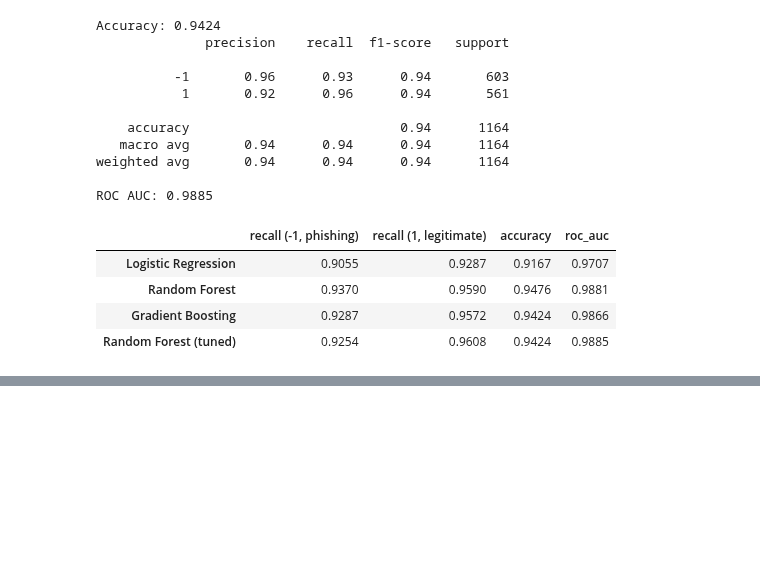
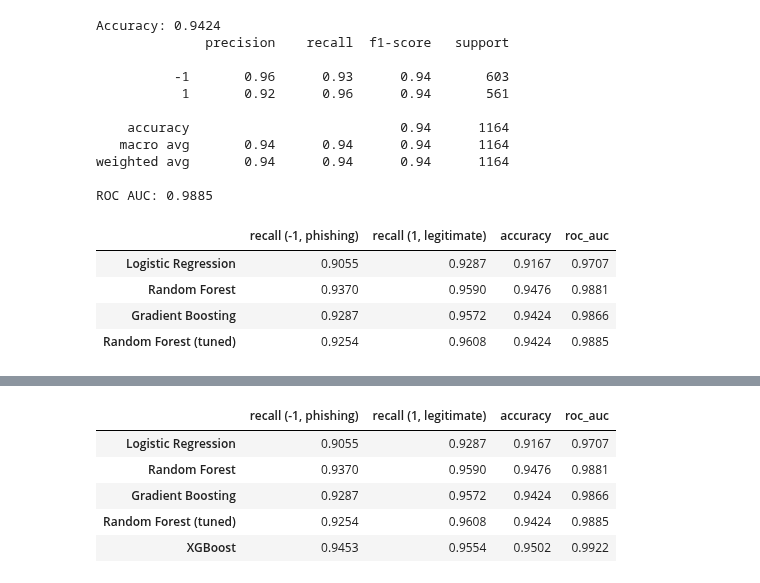
Before and after one commit to imgabrielas/Not-So-Small-ML, a Jupyter notebook: Phishing Websites/notebook.ipynb, the cells around one changed output, grey strips where cells are left out. Cells and saved outputs as stored; diff of their text form; code cells hidden in the pictures; blank space fills up the shorter version.

```diff
--- a/Phishing Websites/notebook.ipynb
+++ b/Phishing Websites/notebook.ipynb
@@ -665,0 +668,16 @@ model_comparison.round(4)
+# %%
+    from xgboost import XGBClassifier
+
+# XGBoost requires labels in {0, 1}, not {-1, 1}
+y_train_d_xgb = (y_train_d == 1).astype(int)
+y_test_d_xgb = (y_test_d == 1).astype(int)
+
+xgb_model = XGBClassifier(random_state=42, eval_metric='logloss')
+xgb_model.fit(X_train_d, y_train_d_xgb)
+
+y_pred_xgb = pd.Series(xgb_model.predict(X_test_d)).map({0: -1, 1: 1}).values
+y_proba_xgb = xgb_model.predict_proba(X_test_d)[:, 1]
+
+print(f'Accuracy: {accuracy_score(y_test_d, y_pred_xgb):.4f}')
+print(classification_report(y_test_d, y_pred_xgb))
+print(f'ROC AUC: {roc_auc_score(y_test_d, y_proba_xgb):.4f}')
@@ -665,0 +696,15 @@ model_comparison.round(4)
+# %%
+model_comparison.loc['XGBoost'] = {
+    'recall (-1, phishing)': recall_score(y_test_d, y_pred_xgb, pos_label=-1),
+    'recall (1, legitimate)': recall_score(y_test_d, y_pred_xgb, pos_label=1),
+    'accuracy': accuracy_score(y_test_d, y_pred_xgb),
+    'roc_auc': roc_auc_score(y_test_d, y_proba_xgb),
+}
+model_comparison.round(4)
+# %% [output]
+|  | recall (-1, phishing) | recall (1, legitimate) | accuracy | roc_auc |
+| Logistic Regression | 0.9055 | 0.9287 | 0.9167 | 0.9707 |
+| Random Forest | 0.9370 | 0.9590 | 0.9476 | 0.9881 |
+| Gradient Boosting | 0.9287 | 0.9572 | 0.9424 | 0.9866 |
+| Random Forest (tuned) | 0.9254 | 0.9608 | 0.9424 | 0.9885 |
+| XGBoost | 0.9453 | 0.9554 | 0.9502 | 0.9922 |
```
Also changed, not shown: parts of 3 cells of this notebook.
